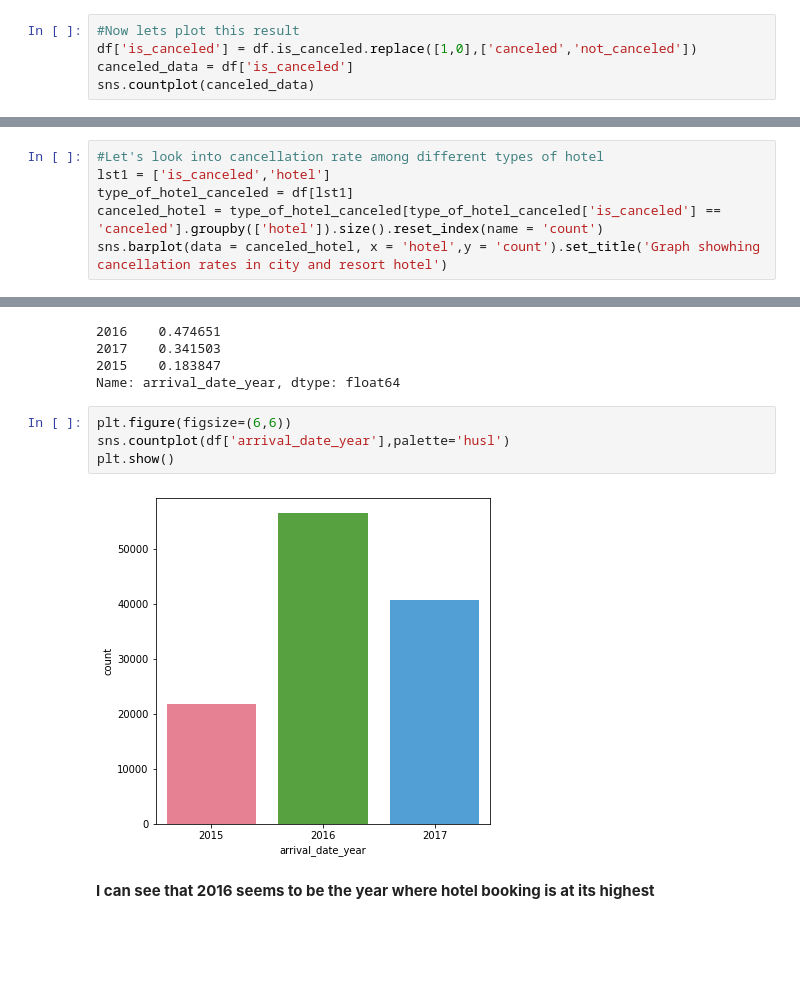
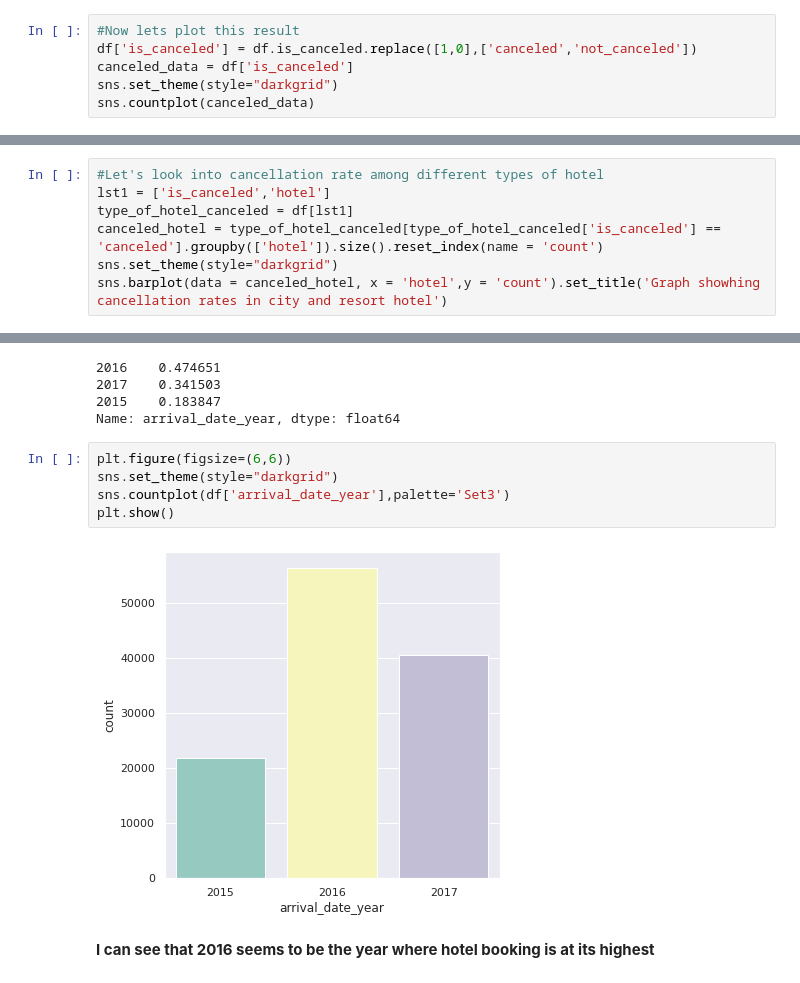
Before and after one commit to praveenbejo95/Hotel-booking-analysis-EDA-, a Jupyter notebook: Hotel_Booking_Analysis_EDA_Capstone_Project.ipynb, the cells around one changed output, grey strips where cells are left out. Drawn from its saved outputs; the diff is of its cells as text; blank space fills up the shorter version.

```diff
--- a/Hotel_Booking_Analysis_EDA_Capstone_Project.ipynb
+++ b/Hotel_Booking_Analysis_EDA_Capstone_Project.ipynb
@@ -171,6 +172,7 @@ Name: is_canceled, dtype: float64
 #Now lets plot this result
 df['is_canceled'] = df.is_canceled.replace([1,0],['canceled','not_canceled'])
 canceled_data = df['is_canceled']
+sns.set_theme(style="darkgrid")
 sns.countplot(canceled_data)
 # %% [output]
 <matplotlib.axes._subplots.AxesSubplot at 0x...>
@@ -182,6 +184,7 @@ sns.countplot(canceled_data)
 lst1 = ['is_canceled','hotel']
 type_of_hotel_canceled = df[lst1]
 canceled_hotel = type_of_hotel_canceled[type_of_hotel_canceled['is_canceled'] == 'canceled'].groupby(['hotel']).size().reset_index(name = 'count')
+sns.set_theme(style="darkgrid")
 sns.barplot(data = canceled_hotel, x = 'hotel',y = 'count').set_title('Graph showhing cancellation rates in city and resort hotel')
 # %% [output]
 Text(0.5, 1.0, 'Graph showhing cancellation rates in city and resort hotel')
@@ -199,10 +202,11 @@ df.arrival_date_year.value_counts(normalize=True)#arrival period in year
 Name: arrival_date_year, dtype: float64
 # %%
 plt.figure(figsize=(6,6))
-sns.countplot(df['arrival_date_year'],palette='husl')
+sns.set_theme(style="darkgrid")
+sns.countplot(df['arrival_date_year'],palette='Set3')
 plt.show()
 # %% [output]
-[figure, old version]
+[figure, new version]
 # %% [markdown]
 **I can see that 2016 seems to be the year where hotel booking is at its highest**
 # %%
```
Also changed, not shown: parts of 18 cells of this notebook.
